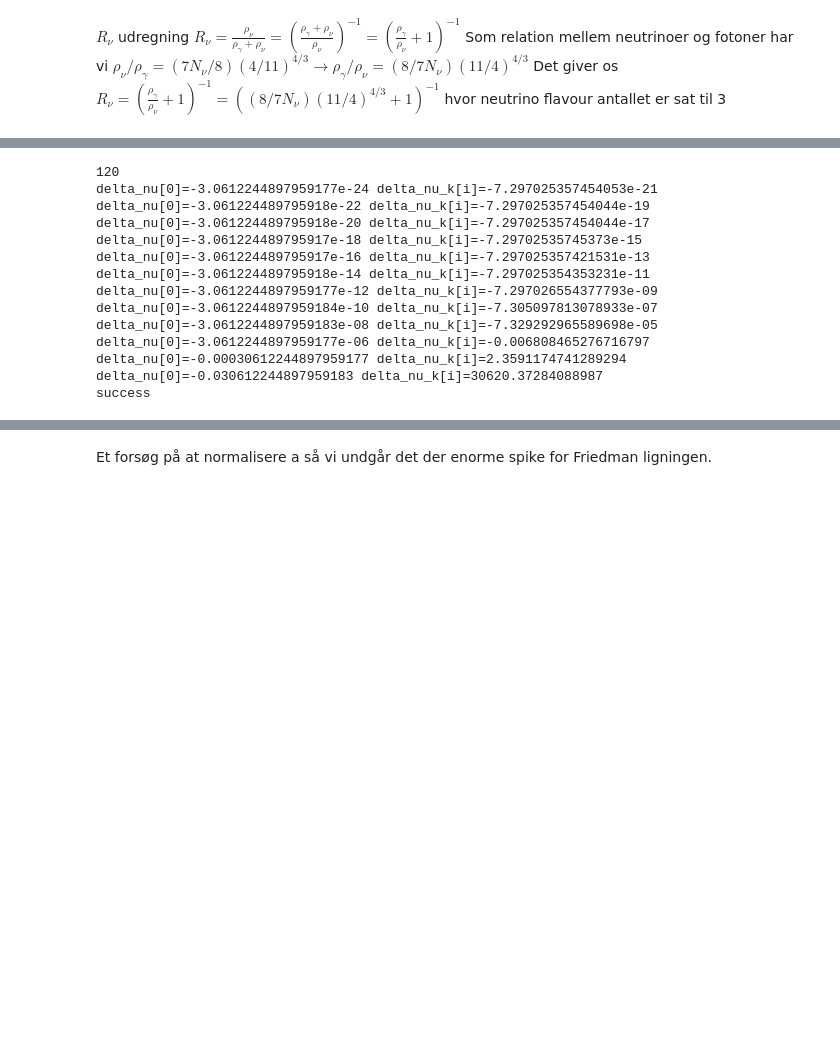
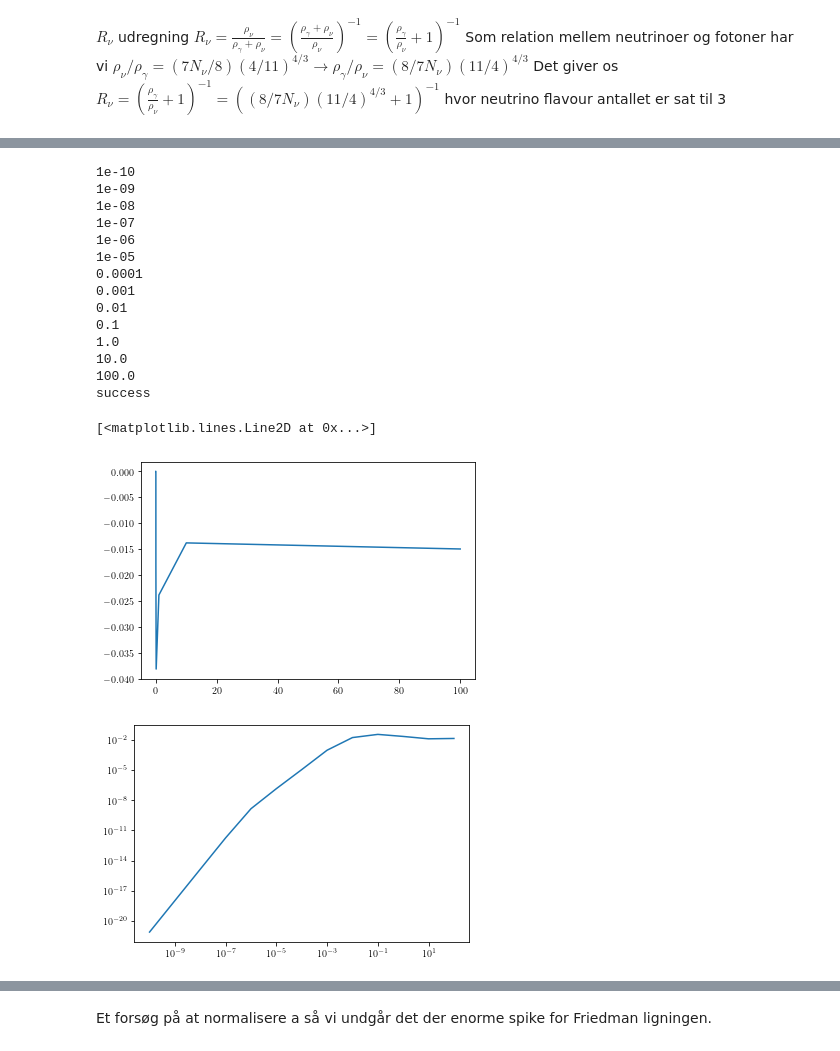
Before and after one commit to eriksteenberg/Grim-kode, a Jupyter notebook: Udregning af conformal time.ipynb, the cells around one changed output, grey strips where cells are left out. Cells and saved outputs as stored; diff of their text form; code cells hidden in the pictures; blank space fills up the shorter version.

```diff
--- a/Udregning af conformal time.ipynb
+++ b/Udregning af conformal time.ipynb
@@ -196,10 +160,12 @@ tau=array([6.77630927e+00, 6.46595387e+01, 1.12290516e+02, ...,
 # %%
 # nu skal jeg bare have nogle start værdier
-C = 1e-5#00
+C = 1
 N_nu = 3
 R_nu = ( (8 / (7 * N_nu)) * (4/11) ** (-4 / 3) + 1 ) ** (-1)
-#print(R_nu)
-cs = 0#.1#e-20
+cs = 1e-20
+n=1
+k_list = np.array([10**(i/n) for i in range(-10*n,2*round(n)+1)])
+#k_list = np.linspace(1e-5,102.64,100)
 
 def f(t,y):
     a = y[0]
@@ -209,6 +175,7 @@ def f(t,y):
     theta_nu = y[4]
     k = y[5]
     if t == tau[0]:
+        #print(k/H(a))
         assert(k/ H(a) <1), "H(a) =%s, k = %s"  %(H(a) ,k)
 
     d_a_dtau = a ** 2 * H(a)
@@ -216,15 +183,13 @@ def f(t,y):
     d_delta_cb_dtau = - theta_cb
     d_theta_cb_dtau = - a * H(a) * theta_cb -  nabla2phi
     d_delta_nu_dtau = - theta_nu
-    d_theta_nu_dtau = - a * H(a) * theta_nu - nabla2phi #- k*k * (cs*cs ) * delta_nu
+    d_theta_nu_dtau = - a * H(a) * theta_nu - nabla2phi - k*k * (cs*cs ) * delta_nu
     return [d_a_dtau, d_delta_cb_dtau, d_theta_cb_dtau, d_delta_nu_dtau, d_theta_nu_dtau, 0]
 
 
 
 # k skal logaritmisk gå fra 1e-5 til 10
-n=10
-k_list = np.array([10**(i/n) for i in range(-10*n,2*round(n))])
-print(len(k_list))
+
 # liste fra 1-e5 til 1
 #k_List = np.linspace(0.00001,0.2,1000)
 
@@ -240,9 +205,10 @@ for k in k_list:
 
     delta_gamma = -(2 / 3) * C * (k * tau[0])**2
     delta_nu_0 = delta_gamma
-    delta_cb_0 = 4 / 3 * delta_gamma
+    delta_cb_0 = 4 / 3 * delta_gamma *2
 
     theta_cb_0 = -(1 / 18) * C * (k ** 4 * tau[0] ** 3)
+    #theta_cb_0 = 0.4 * 1e-6
     #print(f"{theta_cb_0=}")
     theta_nu_0 = (23 + 4 * R_nu) / (15 + 4 * R_nu) * theta_cb_0 # * C * (k * tau[0]) ** 2
 
@@ -256,8 +222,9 @@ for k in k_list:
     theta_nu = sol2.y[4]
 
     delta_nu_k[i] = delta_nu[-1]
-    if i%n==0:
-        print(f"{delta_nu[0]=}",f"{delta_nu_k[i]=}")
+    print(k)
+    #if i%n==0:
+    #print(f"{delta_nu[0]=}",f"{delta_nu_k[i]=}")
     i += 1
 
 print("success")
@@ -265,20 +232,31 @@ print("success")
 
 #plt.show()
 # %% [output]
-120
-delta_nu[0]=-3.0612244897959177e-24 delta_nu_k[i]=-7.297025357454053e-21
-delta_nu[0]=-3.061224489795918e-22 delta_nu_k[i]=-7.297025357454044e-19
-delta_nu[0]=-3.061224489795918e-20 delta_nu_k[i]=-7.297025357454044e-17
-delta_nu[0]=-3.061224489795917e-18 delta_nu_k[i]=-7.29702535745373e-15
-delta_nu[0]=-3.061224489795917e-16 delta_nu_k[i]=-7.297025357421531e-13
-delta_nu[0]=-3.061224489795918e-14 delta_nu_k[i]=-7.297025354353231e-11
-delta_nu[0]=-3.0612244897959177e-12 delta_nu_k[i]=-7.297026554377793e-09
-delta_nu[0]=-3.0612244897959184e-10 delta_nu_k[i]=-7.305097813078933e-07
-delta_nu[0]=-3.0612244897959183e-08 delta_nu_k[i]=-7.329292965589698e-05
-delta_nu[0]=-3.0612244897959177e-06 delta_nu_k[i]=-0.006808465276716797
-delta_nu[0]=-0.00030612244897959177 delta_nu_k[i]=2.3591174741289294
-delta_nu[0]=-0.030612244897959183 delta_nu_k[i]=30620.37284088987
+1e-10
+1e-09
+1e-08
+1e-07
+1e-06
+1e-05
+0.0001
+0.001
+0.01
+0.1
+1.0
+10.0
+100.0
 success
+# %%
+#print(k_list)
+
+plt.figure(4)
+plt.plot(k_list,delta_nu_k)
+plt.figure(6)
+plt.loglog(k_list,np.abs(delta_nu_k))
+# %% [output]
+[<matplotlib.lines.Line2D at 0x...>]
+[figure, added]
+[figure, added]
 # %%
 delta2 = np.power(np.abs(delta_nu_k),2)
 
```
Also changed, not shown: parts of 10 cells of this notebook.
